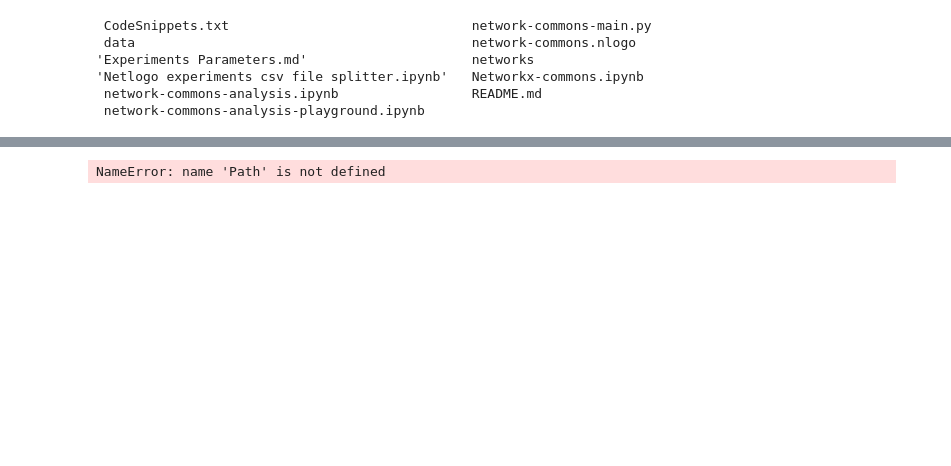
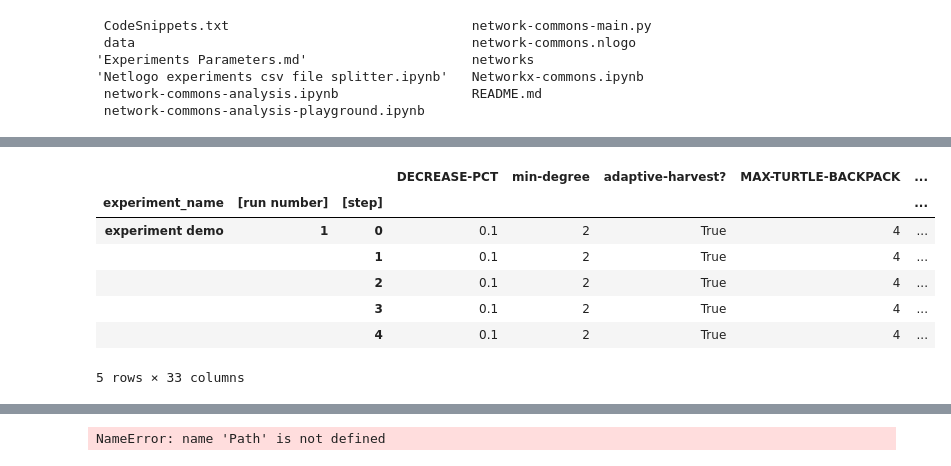
Before and after one commit to IsisChameleon/abm_commons_tragedy, a Jupyter notebook: network-commons-analysis.ipynb, the cells around one changed output, grey strips where cells are left out. Saved outputs shown, nothing was run; the diff lists cells and outputs as text; code cells hidden in the pictures; blank space fills up the shorter version.

```diff
--- a/network-commons-analysis.ipynb
+++ b/network-commons-analysis.ipynb
@@ -73,18 +73,23 @@ def my_plot(sdf, col_name: str, experiment: str, run_number: int):
     plt.show()
     fig1.savefig(path/'data'/'plots'/"{0}_{1}_{2}_vs_ticks.png".format(experiment, run_number, col_name));
 # %%
-def read_netlogo_csv(csv_name: str):
+def read_netlogo_csv(csv_name: str, experiment_name_forced: str = "", run_prefix: str = ""):
 
     filename = path/'data'/csv_name
 
-    # Find experiment name: read line 3 for experiment name (--> i== 2)
+    if experiment_name_forced == "":
 
-    with open(filename, "r") as f:
-        reader = csv.reader(f, delimiter=",")
-        for i, line in enumerate(reader):
-            if i == 2:
-                experiment_name = line
-                break
+        # Find experiment name: read line 3 for experiment name (--> i== 2)
+
+        with open(filename, "r") as f:
+            reader = csv.reader(f, delimiter=",")
+            for i, line in enumerate(reader):
+                if i == 2:
+                    experiment_name = line[0]
+                    break
+    else:
+        experiment_name = experiment_name_forced
+        #assert(run_prefix == "", 'please input a run number prefix if you force the experiment name')
 
 
     # read whole file into a pandas discarding useless columns
@@ -93,8 +98,17 @@ def read_netlogo_csv(csv_name: str):
                 usecols=lambda x: x not in col_names_useless )
 
 
-    df.insert(0, 'experiment_name', experiment_name[0])
+    # add a prefix to run number if the experiment name is "forced"
+
+    if experiment_name_forced != "":
+        df['[run number]'] = df['[run number]'].apply(lambda x: "{0}{1}".format(run_prefix, x))
+
+    # insert the experiment name column and create the multiindex + sort
+
+
+    df.insert(0, 'experiment_name', experiment_name)
     df.set_index(['experiment_name']+col_names_index, append=False, inplace=True)
+    df.sort_index(inplace=True)
 
     df.head()
 
@@ -380,18 +368,29 @@ def generate_all_reports_per_experiment(df, experiment):
 # %%
 ########### MAIN 1 (1) - Data input ###############################################
 #
 #   READ 1 CSV FILES INTO THE DATAFRAME df
 #   !!!! CHOOSE MAIN 1 (1) OR MAIN 1 (2) TO LOAD df
 #
 ############################################################
 
 # Input:
 #--------
 
 #csv_name = 'network-commons experiment#1.3  500 turtles BACKPACK 3-table.csv'
 csv_name = 'network-commons experiment demo-table_decreasingfactordiv.csv'
 
 
 # processing:
 # -----------
 df = read_netlogo_csv(csv_name)
+
+df.head()
+# %% [output]
+|  |  |  | DECREASE-PCT | min-degree | adaptive-harvest? | MAX-TURTLE-BACKPACK | ... |
+| experiment_name | [run number] | [step] |  |  |  |  | ... |
+| experiment demo | 1 | 0 | 0.1 | 2 | True | 4 | ... |
+|  |  | 1 | 0.1 | 2 | True | 4 | ... |
+|  |  | 2 | 0.1 | 2 | True | 4 | ... |
+|  |  | 3 | 0.1 | 2 | True | 4 | ... |
+|  |  | 4 | 0.1 | 2 | True | 4 | ... |
+5 rows × 33 columns
```
Also changed, not shown: parts of 9 cells of this notebook.
